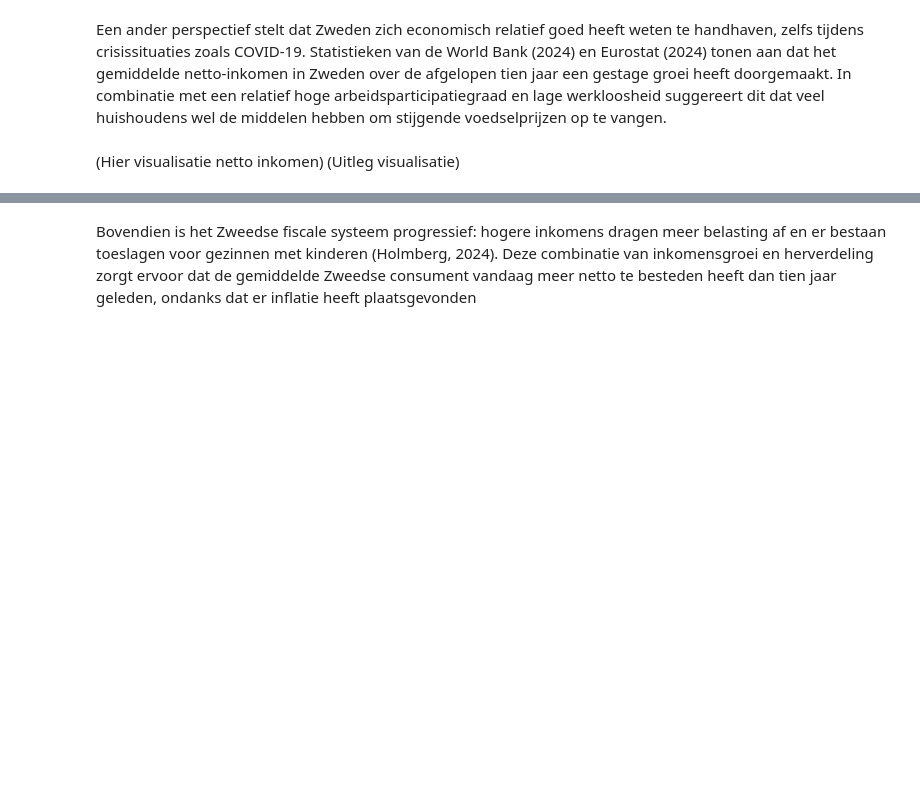
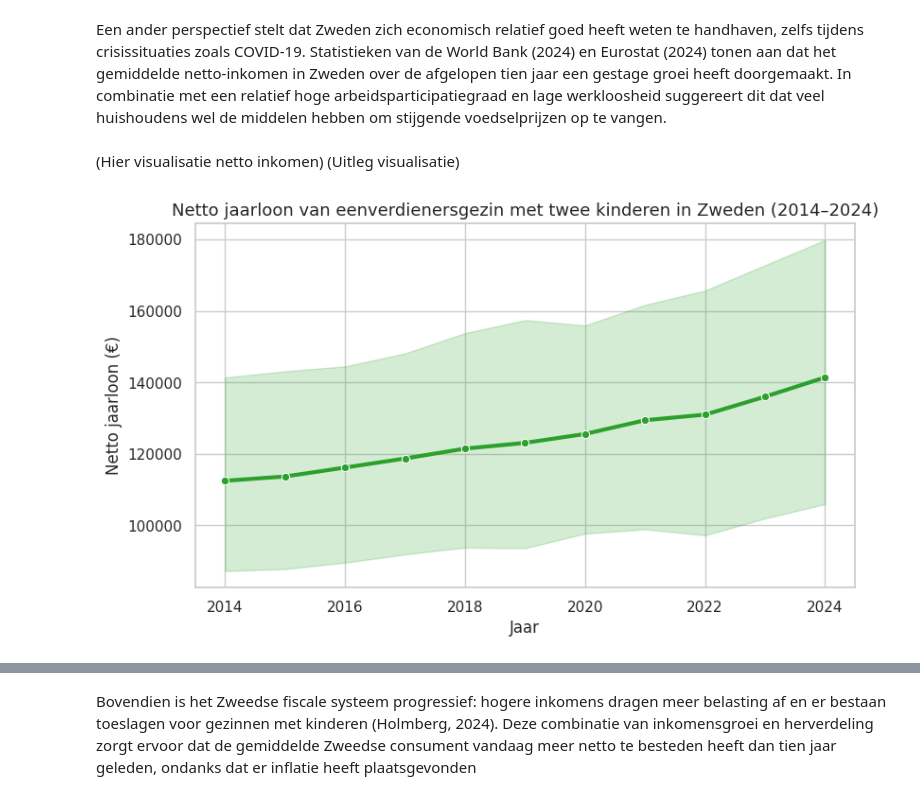
Before and after one commit to prox05/IV-KI-2025, a Jupyter notebook: _sources/docs/Perspectieven.ipynb, the cells around one changed output, grey strips where cells are left out. Cells and saved outputs as stored; diff of their text form; code cells hidden in the pictures; blank space fills up the shorter version.

```diff
--- a/_sources/docs/Perspectieven.ipynb
+++ b/_sources/docs/Perspectieven.ipynb
@@ -154,3 +154,54 @@ Een ander perspectief stelt dat Zweden zich economisch relatief goed heeft weten
 # %% [markdown]
 (Hier visualisatie netto inkomen)
 (Uitleg visualisatie)
+# %%
+import pandas as pd
+import matplotlib.pyplot as plt
+import seaborn as sns
+
+
+# ------------------------------------------
+# DATA INLADEN
+# ------------------------------------------
+
+
+# Lees netto jaarloon in
+earnings_df = pd.read_csv('processed_data/Annual_Net_Earnings_Sweden_2014-2024.csv')
+
+
+# ------------------------------------------
+# PREPROCESSING NETTO JAARLOON (2014–2024)
+# ------------------------------------------
+
+
+earnings_df.rename(columns={
+   'TIME_PERIOD': 'Jaar',
+   'OBS_VALUE': 'Netto_Jaarloon'
+}, inplace=True)
+
+
+earnings_df = earnings_df[(earnings_df['Jaar'] >= 2014) & (earnings_df['Jaar'] <= 2024)]
+
+
+# ------------------------------------------
+# GRAFIEK – NETTO JAARLOON
+# ------------------------------------------
+
+
+sns.set(style="whitegrid", palette="pastel")
+plt.figure(figsize=(9, 5))
+sns.lineplot(
+   data=earnings_df,
+   x="Jaar",
+   y="Netto_Jaarloon",
+   marker='o',
+   linewidth=3,
+   color="#2ca02c"  # mooie groene kleur
+)
+plt.title("Netto jaarloon van eenverdienersgezin met twee kinderen in Zweden (2014–2024)", fontsize=13)
+plt.ylabel("Netto jaarloon (€)")
+plt.xlabel("Jaar")
+plt.grid(True)
+plt.show()
+# %% [output]
+[figure, added]
```
Also changed, not shown: parts of 5 cells of this notebook, 15 other files.
